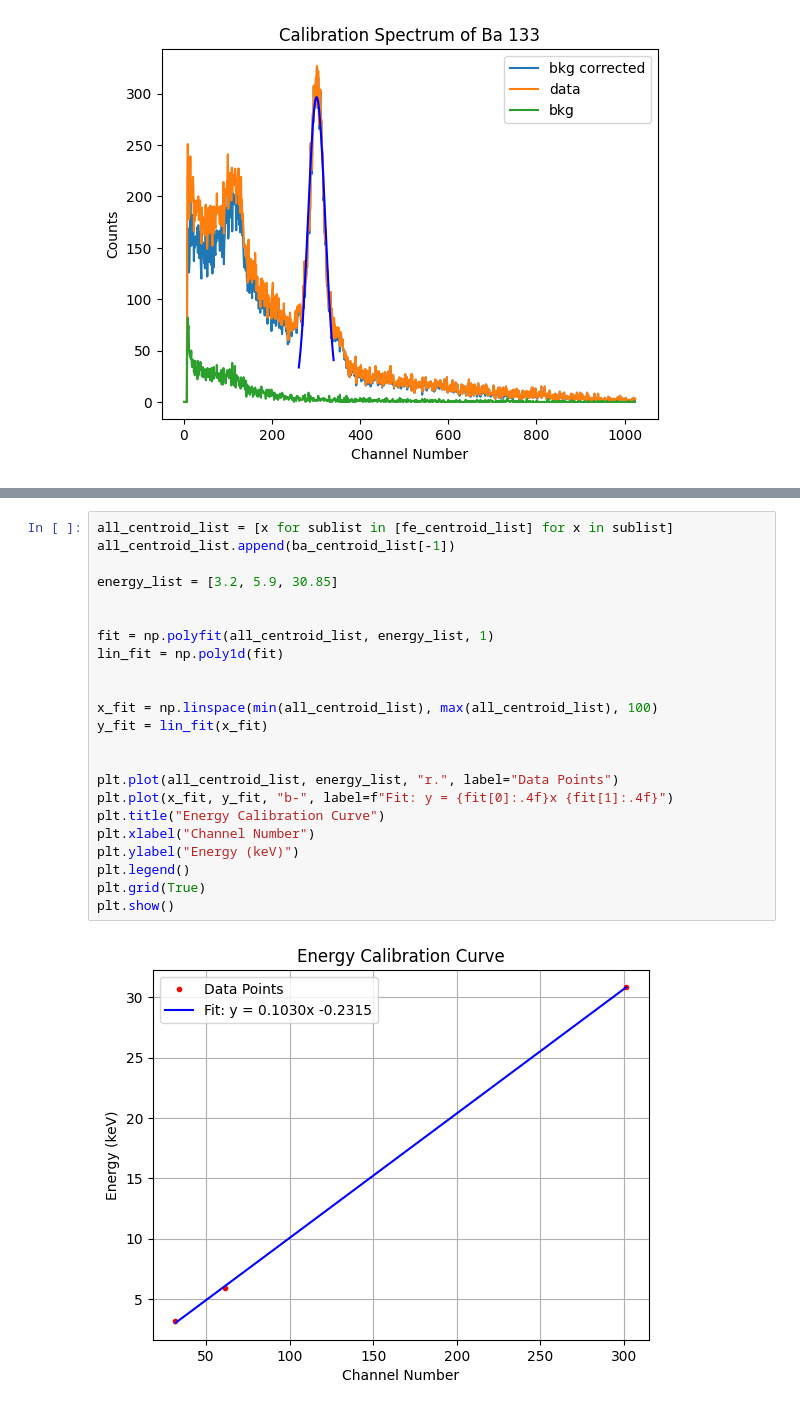
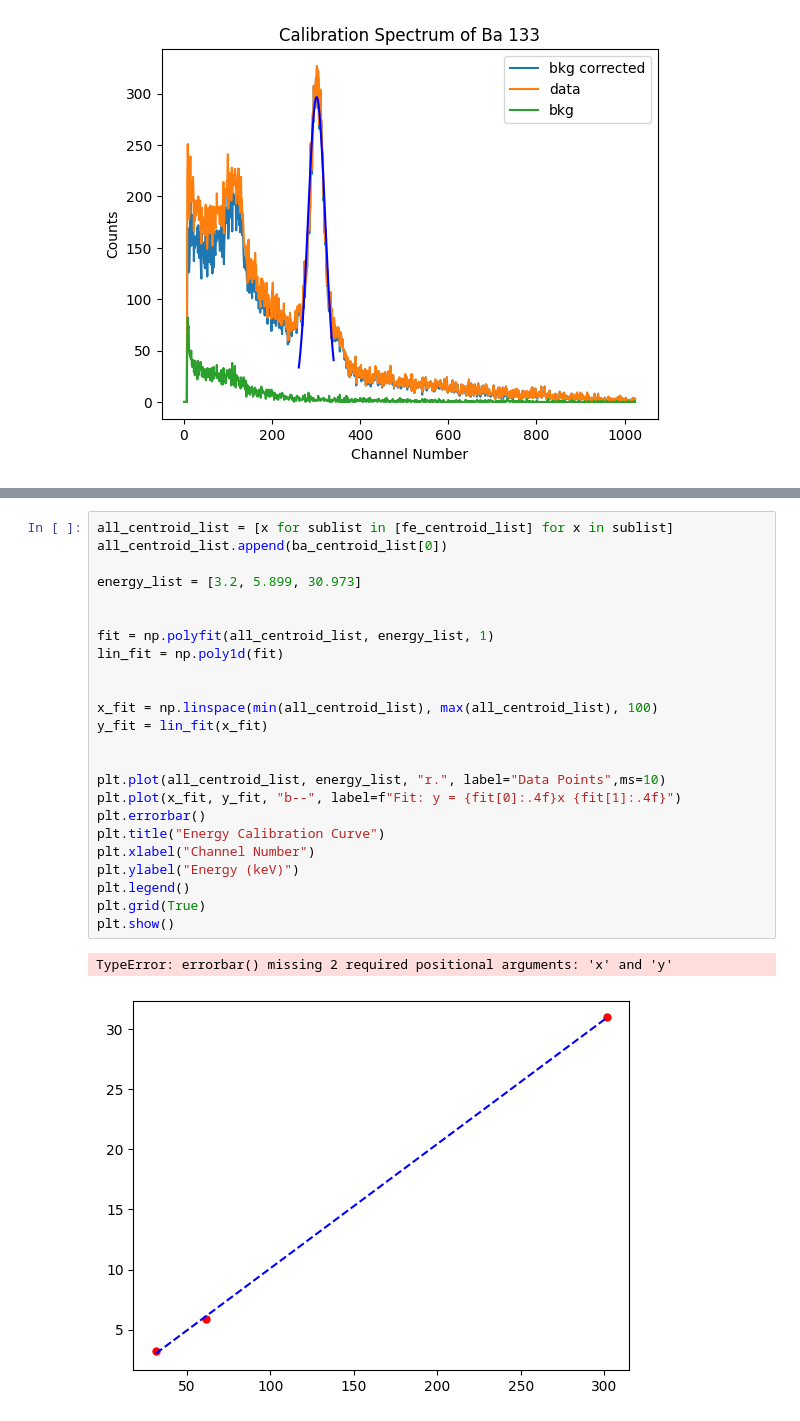
Before and after one commit to Shounak2512/Proportional-counter, a Jupyter notebook: Energy_calibration.ipynb, the cells around one changed output, grey strips where cells are left out. Saved outputs shown, nothing was run; the diff lists cells and outputs as text.

Commit message:
Energy calibrated graphs and more

```diff
--- a/Energy_calibration.ipynb
+++ b/Energy_calibration.ipynb
@@ -160,25 +142,27 @@ Text(0.5, 1.0, 'Energy Calibration Curve')
 # %%
 all_centroid_list = [x for sublist in [fe_centroid_list] for x in sublist]
-all_centroid_list.append(ba_centroid_list[-1])
+all_centroid_list.append(ba_centroid_list[0])
 
-energy_list = [3.2, 5.9, 30.85]
+energy_list = [3.2, 5.899, 30.973]
 
 
 fit = np.polyfit(all_centroid_list, energy_list, 1)
 lin_fit = np.poly1d(fit)
 
 
 x_fit = np.linspace(min(all_centroid_list), max(all_centroid_list), 100)
 y_fit = lin_fit(x_fit)
 
 
-plt.plot(all_centroid_list, energy_list, "r.", label="Data Points")
-plt.plot(x_fit, y_fit, "b-", label=f"Fit: y = {fit[0]:.4f}x {fit[1]:.4f}")
+plt.plot(all_centroid_list, energy_list, "r.", label="Data Points",ms=10)
+plt.plot(x_fit, y_fit, "b--", label=f"Fit: y = {fit[0]:.4f}x {fit[1]:.4f}")
+plt.errorbar()
 plt.title("Energy Calibration Curve")
 plt.xlabel("Channel Number")
 plt.ylabel("Energy (keV)")
 plt.legend()
 plt.grid(True)
 plt.show()
 # %% [output]
+TypeError: errorbar() missing 2 required positional arguments: 'x' and 'y'
-[figure, old version]
+[figure, new version]
```
Also changed, not shown: parts of 3 cells of this notebook, 7 other files.
